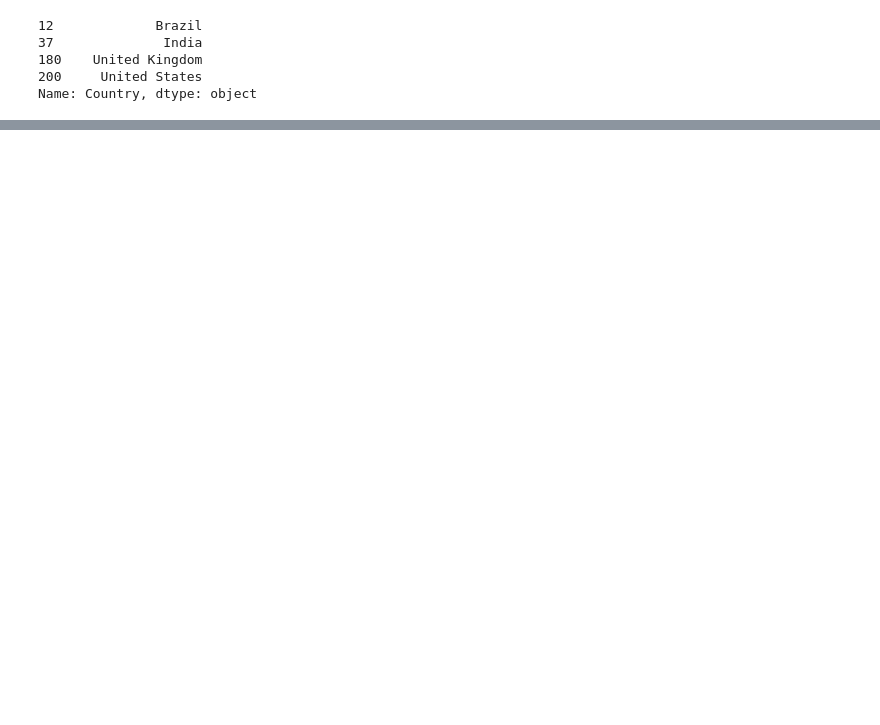
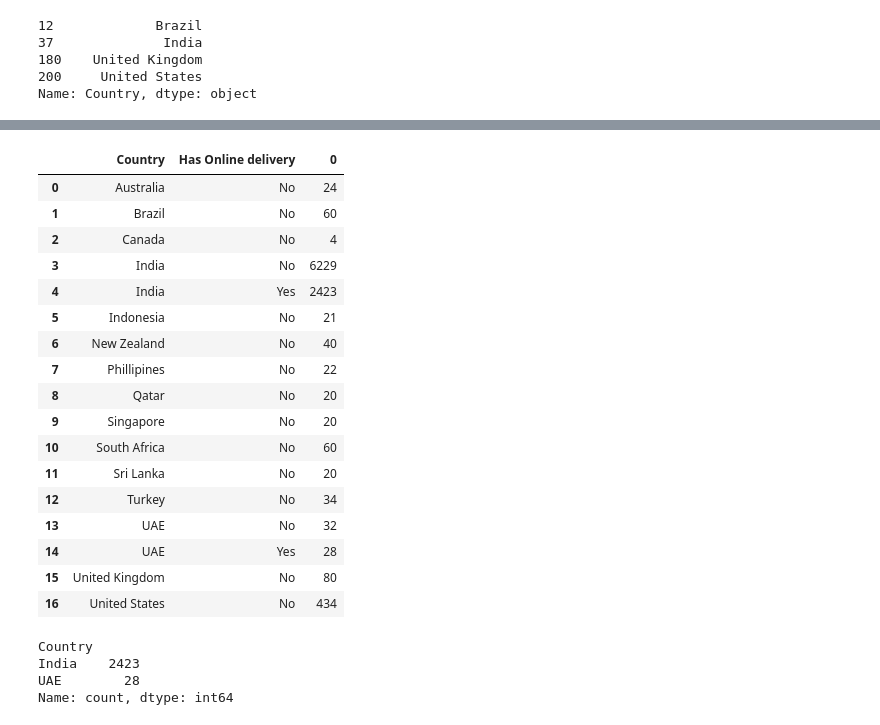
Before and after one commit to AbhijeetPhD/Exploratory_DataAnalysis, a Jupyter notebook: EDA_Zomato.ipynb, the cells around one changed output, grey strips where cells are left out. Cells and saved outputs as stored; diff of their text form; code cells hidden in the pictures; blank space fills up the shorter version.

```diff
--- a/EDA_Zomato.ipynb
+++ b/EDA_Zomato.ipynb
@@ -274,0 +306,30 @@ Name: Country, dtype: object
+# %%
+country_online_delivery=final_df[['Country','Has Online delivery']].groupby(['Country','Has Online delivery']).size().reset_index()
+# %%
+country_online_delivery
+# %% [output]
+|  | Country | Has Online delivery | 0 |
+| 0 | Australia | No | 24 |
+| 1 | Brazil | No | 60 |
+| 2 | Canada | No | 4 |
+| 3 | India | No | 6229 |
+| 4 | India | Yes | 2423 |
+| 5 | Indonesia | No | 21 |
+| 6 | New Zealand | No | 40 |
+| 7 | Phillipines | No | 22 |
+| 8 | Qatar | No | 20 |
+| 9 | Singapore | No | 20 |
+| 10 | South Africa | No | 60 |
+| 11 | Sri Lanka | No | 20 |
+| 12 | Turkey | No | 34 |
+| 13 | UAE | No | 32 |
+| 14 | UAE | Yes | 28 |
+| 15 | United Kingdom | No | 80 |
+| 16 | United States | No | 434 |
+# %%
+final_df[final_df['Has Online delivery'] =="Yes"].Country.value_counts()
+# %% [output]
+Country
+India    2423
+UAE        28
+Name: count, dtype: int64
```
Also changed, not shown: parts of 12 cells of this notebook, 3 other files.
